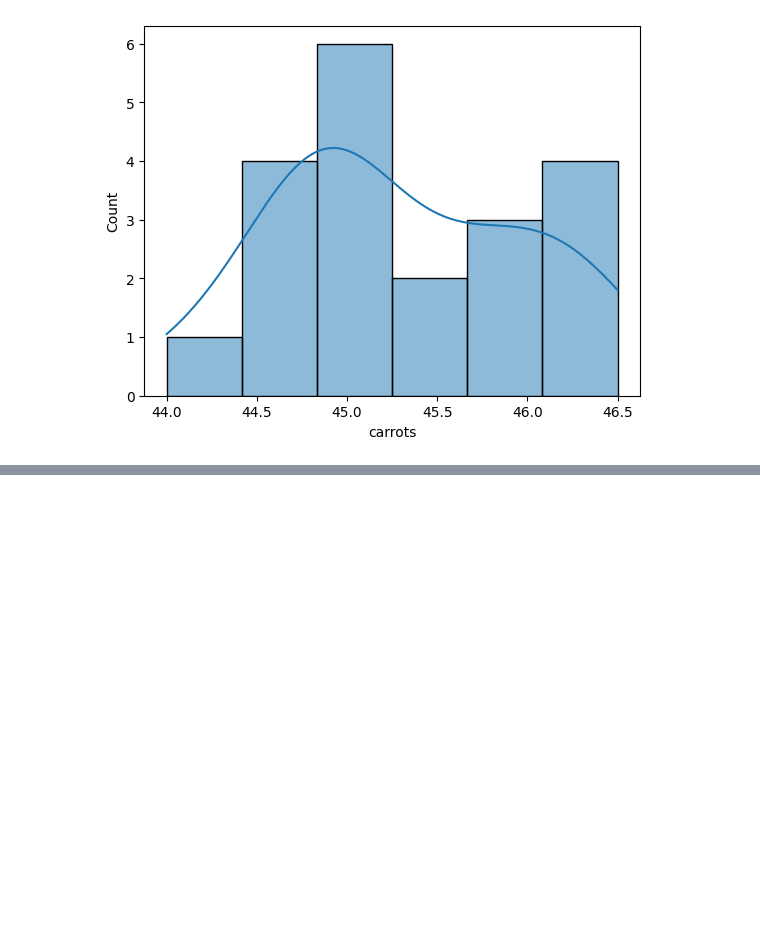
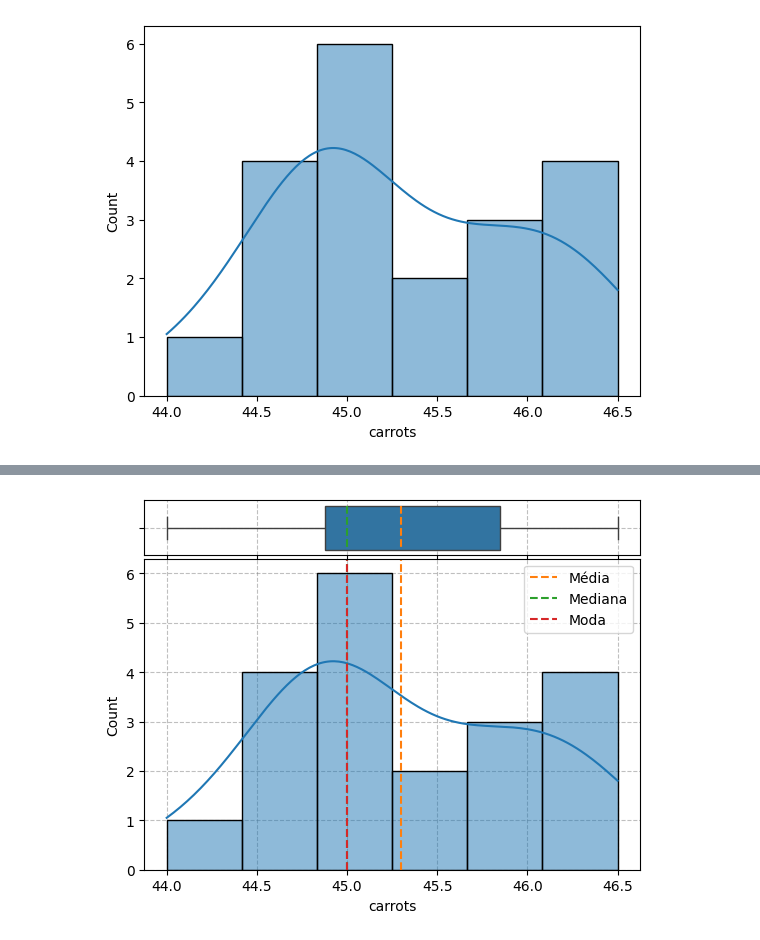
Before and after one commit to stephanyresque/Ciencia-de-dados-2, a Jupyter notebook: mes12/18-12-24.ipynb, the cells around one changed output, grey strips where cells are left out. Saved outputs shown, nothing was run; the diff lists cells and outputs as text; code cells hidden in the pictures; blank space fills up the shorter version.

```diff
--- a/mes12/18-12-24.ipynb
+++ b/mes12/18-12-24.ipynb
@@ -45,0 +80,37 @@ sns.histplot(data = df, x = 'carrots', kde = True, bins = 'sturges')
+# %%
+import matplotlib.pyplot as plt
+
+fig, (ax1, ax2) = plt.subplots(
+    nrows = 2,
+    ncols = 1,
+    sharex=True,
+    gridspec_kw={
+        'height_ratios': (0.15, 0.85),
+        'hspace': 0.02
+    }
+)
+
+sns.boxplot(
+    data = df,
+    x = 'carrots',
+    showmeans = True,
+    ax = ax1,
+    meanline = True,
+    meanprops = {'color': 'C1', 'linewidth': 1.5},
+    medianprops = {'color': 'C2', 'linewidth': 1.5, 'linestyle':'--'},
+)
+
+sns.histplot(data = df, x = 'carrots', kde = True, bins = 'sturges', ax = ax2)
+
+for ax in (ax1, ax2):
+    ax.grid(True, linestyle = '--', color = 'gray', alpha = 0.5)
+    ax.set_axisbelow(True)
+
+ax2.axvline(df['carrots'].mean(), color = 'C1', linestyle = '--', label = 'Média')
+ax2.axvline(df['carrots'].median(), color = 'C2', linestyle = '--', label = 'Mediana')
+ax2.axvline(df['carrots'].mode()[0], color = 'C3', linestyle = '--', label = 'Moda')
+ax2.legend()
+
+plt.show()
+# %% [output]
+[figure, added]
```
Also changed, not shown: parts of 2 cells of this notebook.
